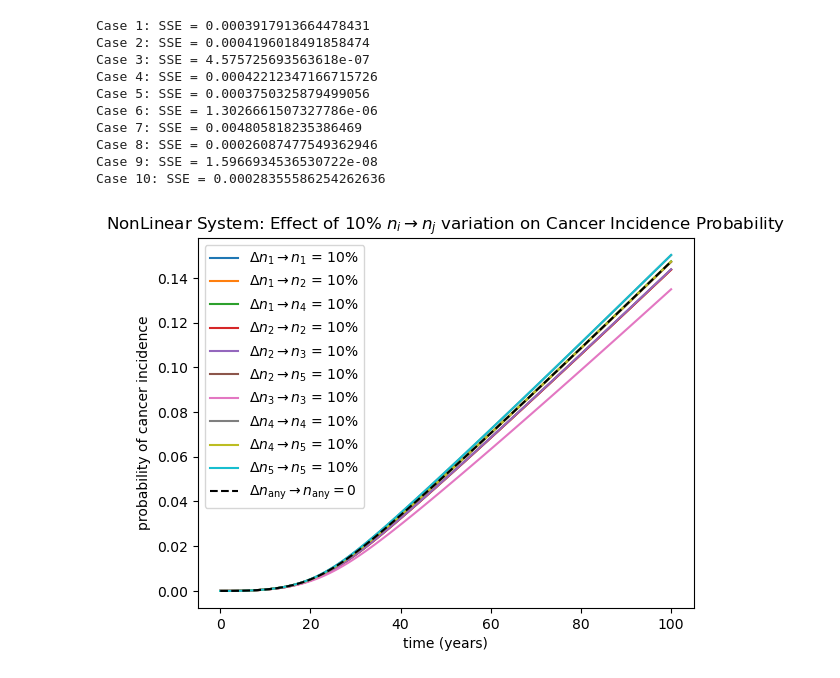
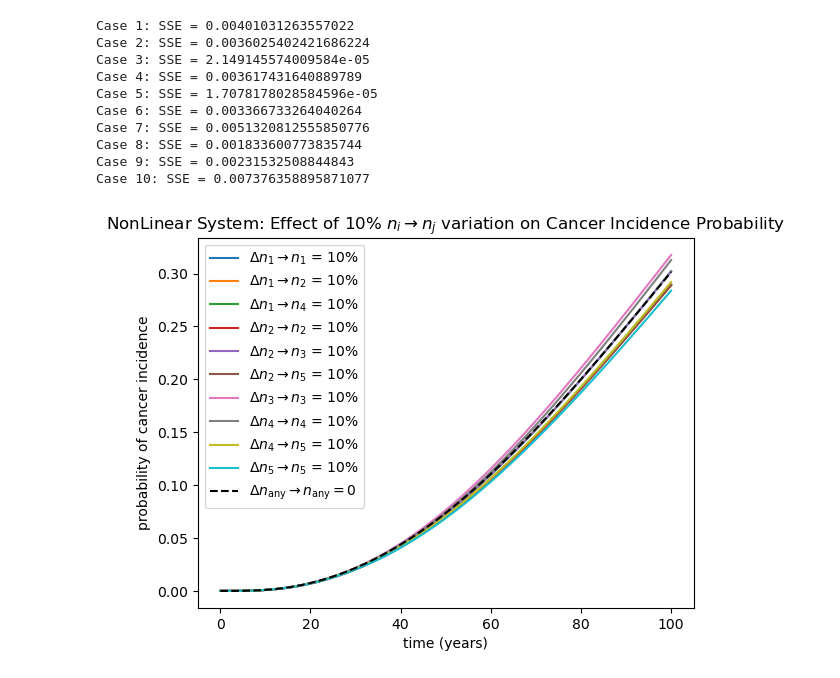
Before and after one commit to ivanygao/UW_AMATH422-522_AspirinColorectalCancer, a Jupyter notebook: sensitivity.ipynb, the cells around one changed output. Saved outputs shown, nothing was run; the diff lists cells and outputs as text; code cells hidden in the pictures.

Commit message:
merge both sensitivity file together

```diff
--- a/sensitivity.ipynb
+++ b/sensitivity.ipynb
@@ -78,5 +210,5 @@ values = {
 # %%
-sol = solve_ivp(ode_system, [tspan[0], tspan[-1]], y0=[N_crypts, 0, 0, 0, 0, 0], t_eval=tspan, method="RK45",
+sol = solve_ivp(ode_system_nonlinear, [tspan[0], tspan[-1]], y0=[N_crypts, 0, 0, 0, 0, 0], t_eval=tspan, method="RK45",
     args=(2*u, mu, u, mu, mu, 2*u, u, KA, KR, gamma3, gamma4, gamma5, delta))
 
 # plt.plot(sol.t, sol.y[0,:], label='1') # this is too big to plot
@@ -84,19 +216,21 @@ sol = solve_ivp(ode_system, [tspan[0], tspan[-1]], y0=[N_crypts, 0, 0, 0, 0, 0],
 plt.plot(sol.t, sol.y[2,:], label="type 3")
 plt.plot(sol.t, sol.y[3,:], label="type 4")
 plt.plot(sol.t, sol.y[4,:], label="type 5")
-# plt.plot(sol.t, sol.y[5,:], label='incidence probablity')
+plt.xlim(0,80)
 plt.xlabel('time')
 plt.ylabel('Number of Crypts')
 plt.legend(loc='upper left')
 plt.title("Number of Crypts over time")
-plt.savefig('Simulation.png')
+plt.savefig('figures/Simulation.png')
 plt.show()
 
-plt.plot(sol.t, sol.y[5,:], label='incidence probablity')
-plt.xlabel('time')
-plt.ylabel('Number of Crypts')
+plt.plot(sol.t-4.97, sol.y[5,:]*(1-delta/1.01199), zorder=1, label='Incidence Probablity')
+plt.scatter(x_dat,y_dat,color='k', zorder=2, label='Epidemiological Data')
+plt.xlim(0,80)
+plt.xlabel('Time (years)')
+plt.ylabel('Incidence')
 plt.legend(loc='upper left')
-plt.title("Number of Crypts over time")
-plt.savefig('SimulationIncidenceProbabililty.png')
+plt.title("Incidence over time")
+plt.savefig('figures/SimulationIncidenceProbabililty.png')
 plt.show()
 # %% [output]
@@ -289,70 +461,68 @@ Max SSE occurs at case 3, with value: 0.00047873037011909403
 # %%
-# NEW simulated variation in linear ode system
-print()
-
+# simulated variation in linear ode system
 vary = 0.9
-sol_0 = solve_ivp(ode_system, [tspan[0], tspan[-1]], y0=[N_crypts, 0, 0, 0, 0, 0], t_eval=tspan, method="RK45",
+sol_0 = solve_ivp(ode_system_nonlinear, [tspan[0], tspan[-1]], y0=[N_crypts, 0, 0, 0, 0, 0], t_eval=tspan, method="RK45",
     args=(2*u, mu, u, mu, mu, 2*u, u, KA, KR, gamma3, gamma4, gamma5, delta))
 
-sol_11 = solve_ivp(ode_system, [tspan[0], tspan[-1]], y0=[N_crypts, 0, 0, 0, 0, 0], t_eval=tspan, method="RK45",
+sol_11 = solve_ivp(ode_system_nonlinear, [tspan[0], tspan[-1]], y0=[N_crypts, 0, 0, 0, 0, 0], t_eval=tspan, method="RK45",
     args=(2*u*vary, mu*vary, u, mu, mu, 2*u, u, KA, KR, gamma3, gamma4, gamma5, delta))
-sol_12 = solve_ivp(ode_system, [tspan[0], tspan[-1]], y0=[N_crypts, 0, 0, 0, 0, 0], t_eval=tspan, method="RK45",
+sol_12 = solve_ivp(ode_system_nonlinear, [tspan[0], tspan[-1]], y0=[N_crypts, 0, 0, 0, 0, 0], t_eval=tspan, method="RK45",
     args=(2*u*vary, mu, u, mu, mu, 2*u, u, KA, KR, gamma3, gamma4, gamma5, delta))
-sol_14 = solve_ivp(ode_system, [tspan[0], tspan[-1]], y0=[N_crypts, 0, 0, 0, 0, 0], t_eval=tspan, method="RK45",
+sol_14 = solve_ivp(ode_system_nonlinear, [tspan[0], tspan[-1]], y0=[N_crypts, 0, 0, 0, 0, 0], t_eval=tspan, method="RK45",
     args=(2*u, mu*vary, u, mu, mu, 2*u, u, KA, KR, gamma3, gamma4, gamma5, delta))
 
-sol_22 = solve_ivp(ode_system, [tspan[0], tspan[-1]], y0=[N_crypts, 0, 0, 0, 0, 0], t_eval=tspan, method="RK45",
+sol_22 = solve_ivp(ode_system_nonlinear, [tspan[0], tspan[-1]], y0=[N_crypts, 0, 0, 0, 0, 0], t_eval=tspan, method="RK45",
     args=(2*u, mu, u*vary, mu*vary, mu, 2*u, u, KA, KR, gamma3, gamma4, gamma5, delta))
-sol_23 = solve_ivp(ode_system, [tspan[0], tspan[-1]], y0=[N_crypts, 0, 0, 0, 0, 0], t_eval=tspan, method="RK45",
+sol_23 = solve_ivp(ode_system_nonlinear, [tspan[0], tspan[-1]], y0=[N_crypts, 0, 0, 0, 0, 0], t_eval=tspan, method="RK45",
     args=(2*u, mu, u*vary, mu, mu, 2*u, u, KA, KR, gamma3, gamma4, gamma5, delta))
-sol_25 = solve_ivp(ode_system, [tspan[0], tspan[-1]], y0=[N_crypts, 0, 0, 0, 0, 0], t_eval=tspan, method="RK45",
+sol_25 = solve_ivp(ode_system_nonlinear, [tspan[0], tspan[-1]], y0=[N_crypts, 0, 0, 0, 0, 0], t_eval=tspan, method="RK45",
     args=(2*u, mu, u, mu*vary, mu, 2*u, u, KA, KR, gamma3, gamma4, gamma5, delta))
 
-sol_33 = solve_ivp(ode_system, [tspan[0], tspan[-1]], y0=[N_crypts, 0, 0, 0, 0, 0], t_eval=tspan, method="RK45",
+sol_33 = solve_ivp(ode_system_nonlinear, [tspan[0], tspan[-1]], y0=[N_crypts, 0, 0, 0, 0, 0], t_eval=tspan, method="RK45",
     args=(2*u, mu, u, mu, mu*vary, 2*u, u, KA, KR, gamma3*vary, gamma4, gamma5, delta*vary))
 
-sol_44 = solve_ivp(ode_system, [tspan[0], tspan[-1]], y0=[N_crypts, 0, 0, 0, 0, 0], t_eval=tspan, method="RK45",
+sol_44 = solve_ivp(ode_system_nonlinear, [tspan[0], tspan[-1]], y0=[N_crypts, 0, 0, 0, 0, 0], t_eval=tspan, method="RK45",
     args=(2*u, mu, u, mu, mu, 2*u*vary, u, KA, KR, gamma3, gamma4*vary, gamma5, delta*vary))
-sol_45 = solve_ivp(ode_system, [tspan[0], tspan[-1]], y0=[N_crypts, 0, 0, 0, 0, 0], t_eval=tspan, method="RK45",
+sol_45 = solve_ivp(ode_system_nonlinear, [tspan[0], tspan[-1]], y0=[N_crypts, 0, 0, 0, 0, 0], t_eval=tspan, method="RK45",
     args=(2*u, mu, u, mu, mu, 2*u*vary, u, KA, KR, gamma3, gamma4, gamma5, delta))
 
-sol_55 = solve_ivp(ode_system, [tspan[0], tspan[-1]], y0=[N_crypts, 0, 0, 0, 0, 0], t_eval=tspan, method="RK45",
+sol_55 = solve_ivp(ode_system_nonlinear, [tspan[0], tspan[-1]], y0=[N_crypts, 0, 0, 0, 0, 0], t_eval=tspan, method="RK45",
     args=(2*u, mu, u, mu, mu, 2*u, u*vary, KA, KR, gamma3, gamma4, gamma5*vary, delta*vary))
 
 # Compute SSE (Sum of Squared Errors) for each case. Notice the less the SSE the less the perturbation due to varying parameters. So we are looking for the max deviation.
 SSEs = []
 for i, sol_case in enumerate([sol_11, sol_12, sol_14, sol_22, sol_23, sol_25, sol_33, sol_44, sol_45, sol_55], start=1):
     sse = np.sum((sol_0.y[5, :] - sol_case.y[5, :]) ** 2)
     print(f"Case {i}: SSE = {sse}")
     SSEs.append(sse)
 
 plt.plot(sol.t, sol_11.y[5, :], label=fr'$\Delta n_1 \rightarrow n_1$ = 10%')
 plt.plot(sol.t, sol_12.y[5, :], label=fr'$\Delta n_1 \rightarrow n_2$ = 10%')
 plt.plot(sol.t, sol_14.y[5, :], label=fr'$\Delta n_1 \rightarrow n_4$ = 10%')
 plt.plot(sol.t, sol_22.y[5, :], label=fr'$\Delta n_2 \rightarrow n_2$ = 10%')
 plt.plot(sol.t, sol_23.y[5, :], label=fr'$\Delta n_2 \rightarrow n_3$ = 10%')
 plt.plot(sol.t, sol_25.y[5, :], label=fr'$\Delta n_2 \rightarrow n_5$ = 10%')
 plt.plot(sol.t, sol_33.y[5, :], label=fr'$\Delta n_3 \rightarrow n_3$ = 10%')
 plt.plot(sol.t, sol_44.y[5, :], label=fr'$\Delta n_4 \rightarrow n_4$ = 10%')
 plt.plot(sol.t, sol_45.y[5, :], label=fr'$\Delta n_4 \rightarrow n_5$ = 10%')
 plt.plot(sol.t, sol_55.y[5, :], label=fr'$\Delta n_5 \rightarrow n_5$ = 10%')
 plt.plot(sol.t, sol_0.y[5,:], label=fr'$\Delta n_{{\mathrm{{any}}}} \rightarrow n_{{\mathrm{{any}}}} = 0$', linestyle='--', color='black')
 
 plt.xlabel('time (years)')
 plt.ylabel('probability of cancer incidence')
 plt.legend(loc='upper left')
 plt.title(fr"NonLinear System: Effect of 10% $n_i \rightarrow n_j$ variation on Cancer Incidence Probability")
-plt.savefig('NonLinearSensitivity.png')
+plt.savefig('figures/NonLinearSensitivity.png')
 plt.show()
 # %% [output]
-Case 1: SSE = 0.0003917913664478431
-Case 2: SSE = 0.0004196018491858474
-Case 3: SSE = 4.575725693563618e-07
-Case 4: SSE = 0.00042212347166715726
-Case 5: SSE = 0.0003750325879499056
-Case 6: SSE = 1.3026661507327786e-06
-Case 7: SSE = 0.004805818235386469
-Case 8: SSE = 0.00026087477549362946
-Case 9: SSE = 1.5966934536530722e-08
-Case 10: SSE = 0.00028355586254262636
+Case 1: SSE = 0.00401031263557022
+Case 2: SSE = 0.0036025402421686224
+Case 3: SSE = 2.149145574009584e-05
+Case 4: SSE = 0.003617431640889789
+Case 5: SSE = 1.7078178028584596e-05
+Case 6: SSE = 0.003366733264040264
+Case 7: SSE = 0.0051320812555850776
+Case 8: SSE = 0.001833600773835744
+Case 9: SSE = 0.00231532508844843
+Case 10: SSE = 0.007376358895871077
-[figure, old version]
+[figure, new version]
```
Also changed, not shown: parts of 13 cells of this notebook, 10 other files.
